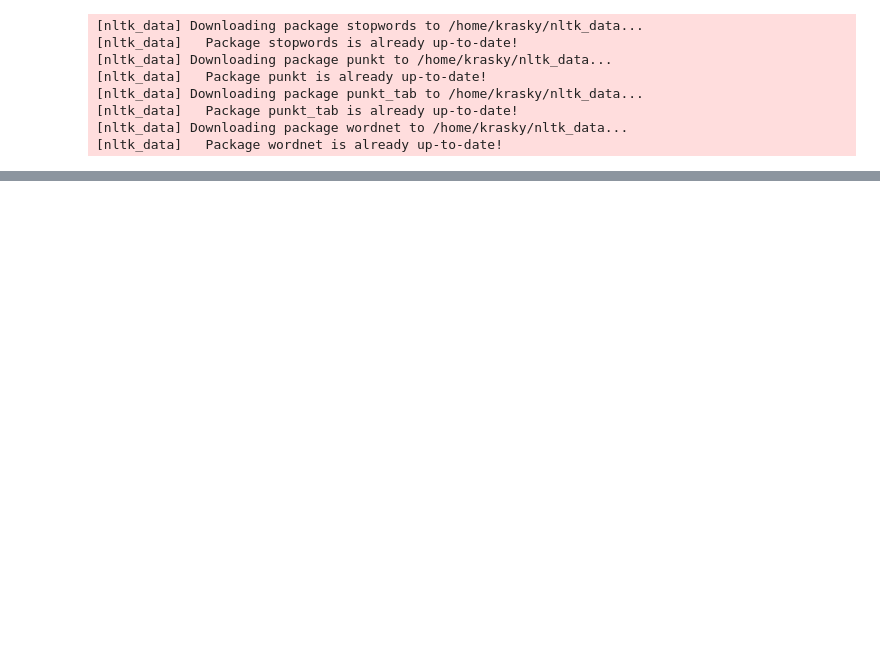
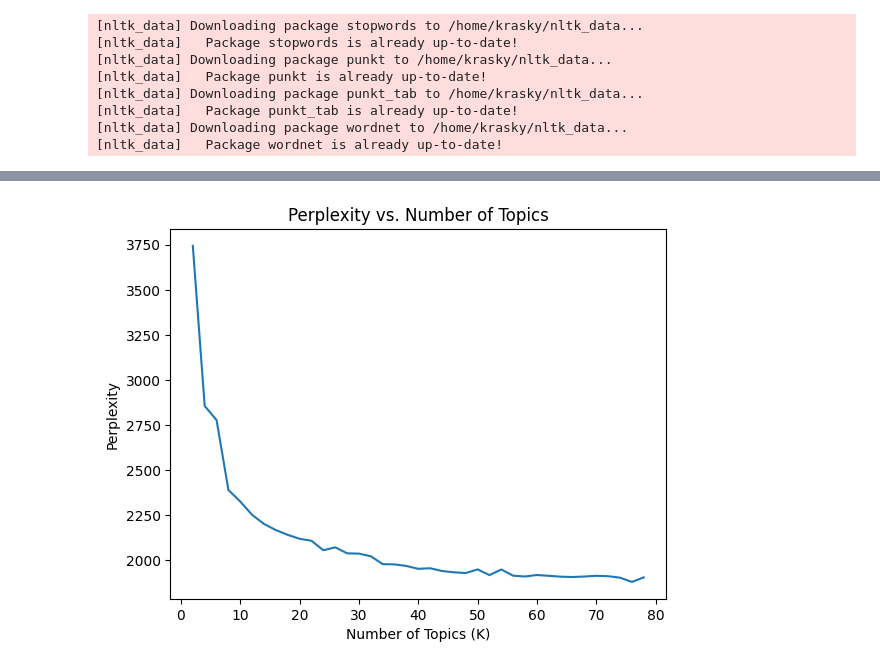
Before and after one commit to vaughankraska/social_data_mining, a Jupyter notebook: src/sdm/lab_scripts/text_analysis/data_driven_task1.3_lda.ipynb, the cells around one changed output, grey strips where cells are left out. Drawn from its saved outputs; the diff is of its cells as text; code cells hidden in the pictures; blank space fills up the shorter version.

```diff
--- a/src/sdm/lab_scripts/text_analysis/data_driven_task1.3_lda.ipynb
+++ b/src/sdm/lab_scripts/text_analysis/data_driven_task1.3_lda.ipynb
@@ -59,0 +36,9 @@ recta negociaciones https naider cambioclimatico side event agricultura bajo cam
+# %%
+# K of ~7 seems to get the major langs, higher ones allow more granular topics and languages
+# but also seems to create a lot of what seems like nonsense topics (granted most are not in english)
+# and I have no idea what words/hashtags/people are in relation to the COP event.
+K = 14
+vectorizer = CountVectorizer(stop_words='english')
+X = vectorizer.fit_transform(df['processed_corpus'])
+lda = LatentDirichletAllocation(n_components=K, random_state=42)
+lda.fit(X)
@@ -59,0 +74,15 @@ recta negociaciones https naider cambioclimatico side event agricultura bajo cam
+# %%
+# Like elbow method in K-means Data Mining:
+perplexities = []
+for k in range(2, 80, 2):
+    lda = LatentDirichletAllocation(n_components=k, random_state=42, n_jobs=-1)
+    lda.fit(X)
+    perplexities.append({"perplexity":lda.perplexity(X), "K": k})
+# %%
+sns.lineplot(data=pd.DataFrame(perplexities), x="K", y="perplexity")
+plt.xlabel("Number of Topics (K)")
+plt.ylabel("Perplexity")
+plt.title("Perplexity vs. Number of Topics")
+plt.show()
+# %% [output]
+[figure, added]
```
Also changed, not shown: parts of 7 cells of this notebook, 1 other file.
